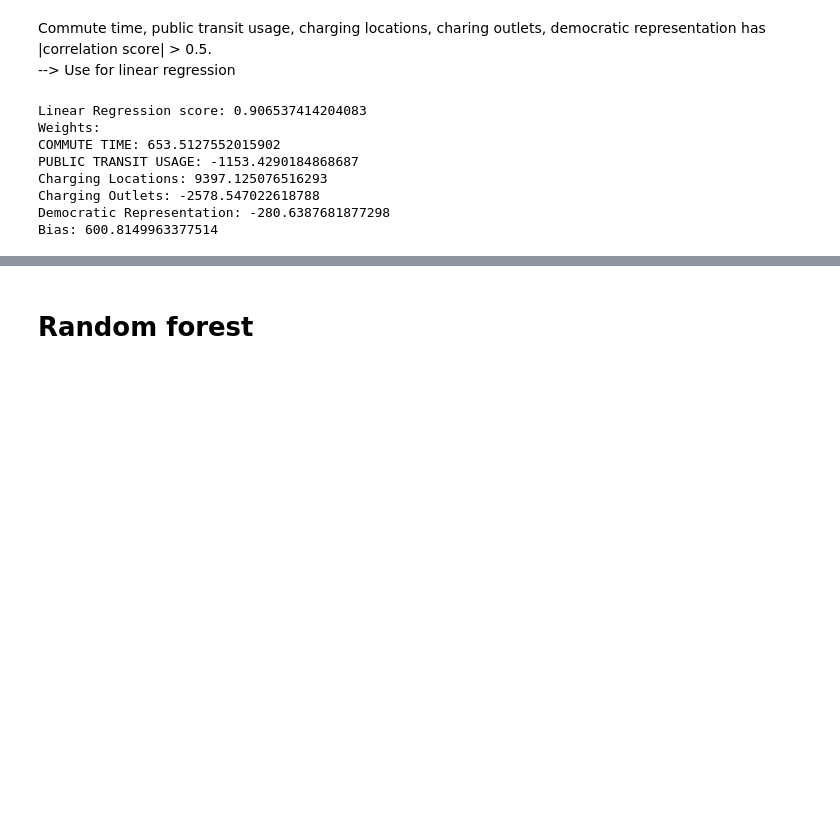
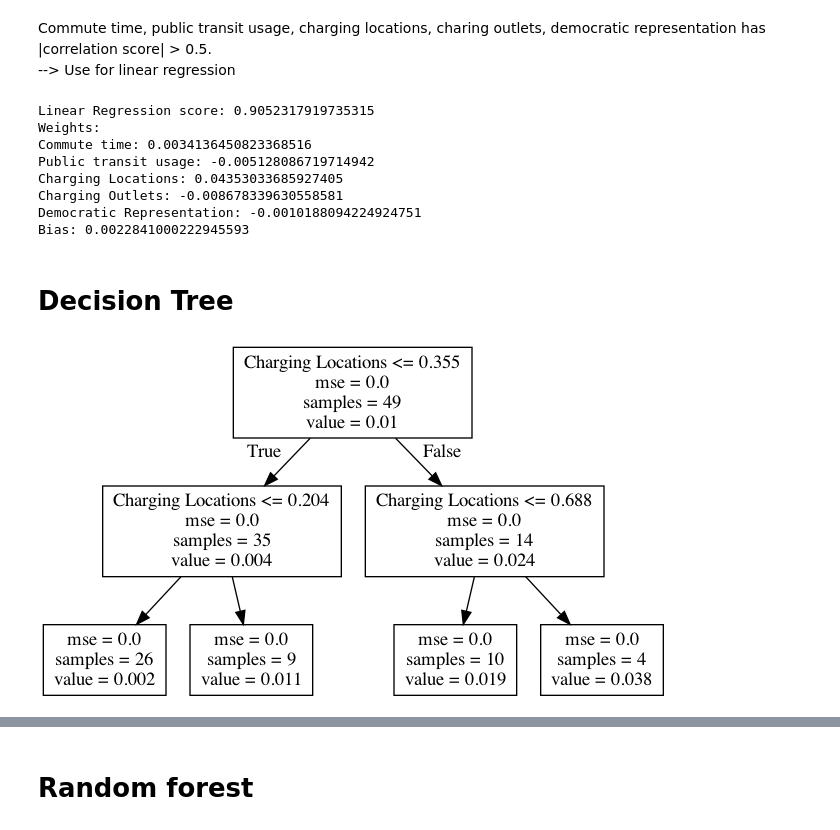
Before and after one commit to Disguiser23/ECE143-project-group11, a Jupyter notebook: data analysis and visualization (1).ipynb, the cells around one changed output, grey strips where cells are left out. Cells and saved outputs as stored; diff of their text form; code cells hidden in the pictures; blank space fills up the shorter version.

```diff
--- a/data analysis and visualization (1).ipynb
+++ b/data analysis and visualization (1).ipynb
@@ -66,16 +91,18 @@ Commute time, public transit usage, charging locations, charing outlets, democra
 from sklearn.linear_model import LinearRegression
 from sklearn import preprocessing
 Y = df["average_sales"]
-X = df.loc[:,['COMMUTE TIME','PUBLIC TRANSIT USAGE','Charging Locations', 'Charging Outlets', 'Democratic Representation']]
+Y = df['Avg % of Total Sales 2015-2018']
+# Y = Y.apply(lambda x : (x-Y.mean())/Y.std())
+X = df.loc[:,['Commute time','Public transit usage','Charging Locations', 'Charging Outlets', 'Democratic Representation']]
 
-# Normalize data
+# scaled data
 min_max_scaler = preprocessing.MinMaxScaler()
-X_normalized = min_max_scaler.fit_transform(X)
-X_normalized = pd.DataFrame(X_normalized, columns=X.columns)
+X_scaled = min_max_scaler.fit_transform(X)
+X_scaled = pd.DataFrame(X_scaled, columns=X.columns)
 
 # Fit data and print coefficients
 lrModel = LinearRegression()
-x = X_normalized
+x = X_scaled
 y = Y
 lrModel.fit(x,y)
 print("Linear Regression score: " + str(lrModel.score(x,y)))
@@ -84,11 +111,13 @@ for i in range(len(X.columns)):
     print("{}: {}".format(X.columns[i], lrModel.coef_[i]))
 print("Bias: " + str(lrModel.intercept_))
 # %% [output]
-Linear Regression score: 0.906537414204083
+Linear Regression score: 0.9052317919735315
 Weights:
-COMMUTE TIME: 653.5127552015902
-PUBLIC TRANSIT USAGE: -1153.4290184868687
-Charging Locations: 9397.125076516293
-Charging Outlets: -2578.547022618788
-Democratic Representation: -280.6387681877298
-Bias: 600.8149963377514
+Commute time: 0.0034136450823368516
+Public transit usage: -0.005128086719714942
+Charging Locations: 0.04353033685927405
+Charging Outlets: -0.008678339630558581
+Democratic Representation: -0.0010188094224924751
+Bias: 0.0022841000222945593
+# %% [markdown]
+# Decision Tree
@@ -94,0 +132,4 @@ Bias: 600.8149963377514
+# %%
+Image(filename='ev_tree_2.png')
+# %% [output]
+[figure, added]
```
Also changed, not shown: parts of 6 cells of this notebook, 4 other files.
